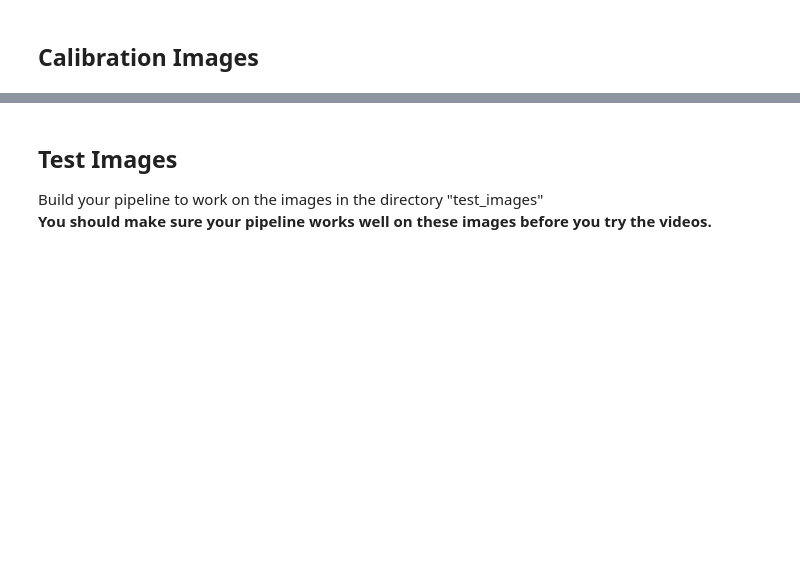
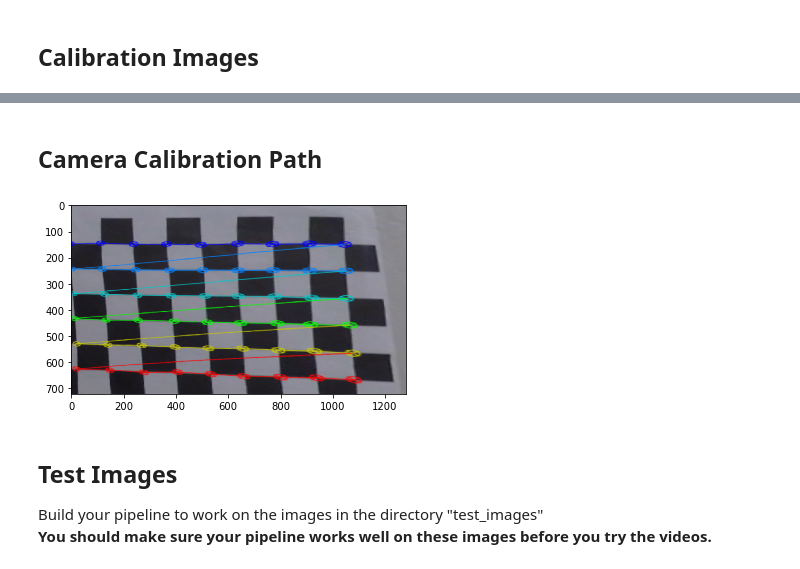
Before and after one commit to falreis/CarND-Advanced-Lane-Lines, a Jupyter notebook: code.ipynb, the cells around one changed output, grey strips where cells are left out. Saved outputs shown, nothing was run; the diff lists cells and outputs as text; code cells hidden in the pictures; blank space fills up the shorter version.

```diff
--- a/code.ipynb
+++ b/code.ipynb
@@ -263,3 +325,21 @@ else:
+# %% [markdown]
+## Camera Calibration Path
+# %%
+CONST_INPUT_CALIBRAT_PATH = "camera_cal/"
+CONST_OUTPUT_CALIBRAT_PATH = "output_images/"
+
+img_paths = os.listdir(CONST_INPUT_CALIBRAT_PATH)
+
+for img_name in img_paths:
+    image = mpimg.imread(CONST_INPUT_CALIBRAT_PATH + img_name)
+    ret, warp_img = warped(image)
+
+    #save image
+    if ret == True:
+        plt.imshow(warp_img)
+        plt.savefig(CONST_OUTPUT_CALIBRAT_PATH + img_name)
+# %% [output]
+[figure, added]
 # %% [markdown]
 ## Test Images
 
```
Also changed, not shown: parts of 6 cells of this notebook, 27 other files.
